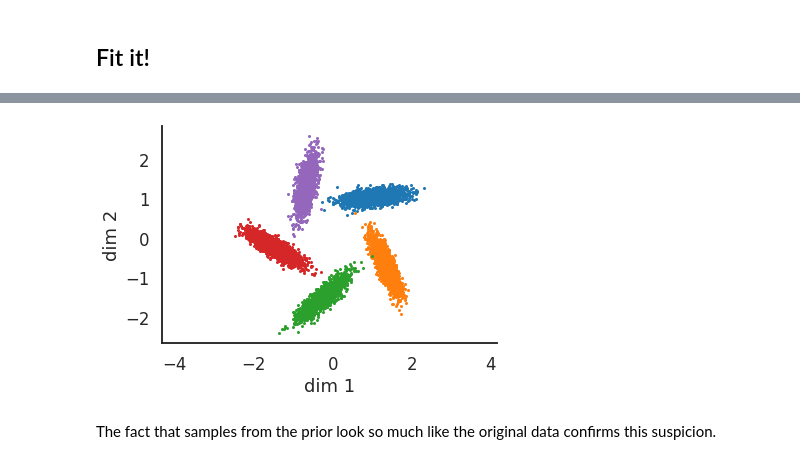
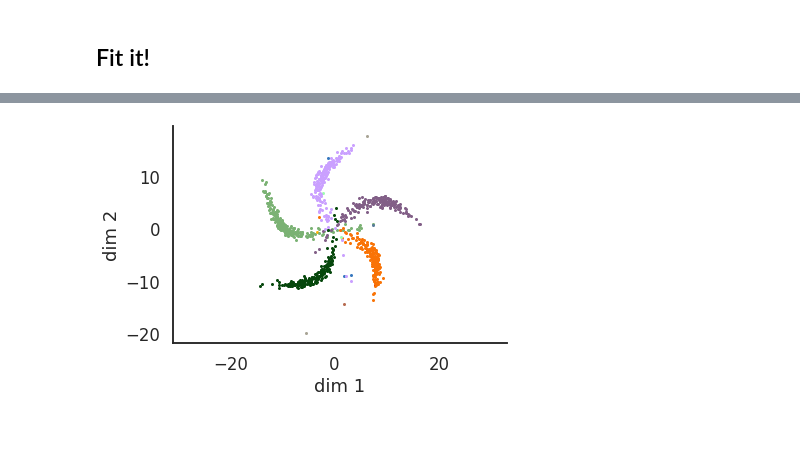
Before and after one commit to lindermanlab/hackathons, a Jupyter notebook: Structured_Variational_Autoencoders.ipynb, the cells around one changed output, grey strips where cells are left out. Saved outputs shown, nothing was run; the diff lists cells and outputs as text; code cells hidden in the pictures; blank space fills up the shorter version.

Commit message:
Updated SVAE notebook

```diff
--- a/Structured_Variational_Autoencoders.ipynb
+++ b/Structured_Variational_Autoencoders.ipynb
@@ -700,0 +769,5 @@ for ax in axs:
+# %%
+for k in range(num_clusters):
+    plt.scatter(data[labels == k, 0], data[labels == k, 1], s=2)
+
+plt.axis("equal")
@@ -906,6 +1015,11 @@ class CategoricalAndGaussian:
         x_kls = np.column_stack([self.q_x.kl_divergence(p_x) for p_x in p_xs])
         return z_kl + np.average(x_kls, axis=1, weights=self.q_z.probs_parameter())
 
+    def __getitem__(self, key):
+        q_z = self.q_z[key]
+        q_x = self.q_x[key]
+        return CategoricalAndGaussian(q_z, q_x)
+
 
 register_pytree_node(
     CategoricalAndGaussian,
@@ -1152,9 +1434,12 @@ class GMMSVAE(SVAE):
 ## Fit it!
 # %%
 # Create and fit a GMM SVAE
-gmm = GMMSVAE(data_dim=2, num_clusters=5)
+gmm = GMMSVAE(data_dim=2, num_clusters=15, inference_method='fixed_point')
 rng = jax.random.PRNGKey(0)
 elbos, kls, params, posterior = gmm.fit(
-    rng, data, num_iters=5000,
-    optimizer=optimizers.momentum,
-    optimizer_kwargs=dict(step_size=1e-4, mass=0.9))
+    rng, data, num_iters=1000,
+    optimizer=optimizers.adam,
+    optimizer_kwargs=dict(step_size=1e-3),
+    batch_size=100,
+    callback_fn=plot_gmm_svae,
+    callback_interval=200)
@@ -1233,14 +1477,13 @@ It looks like the GMM-SVAE is *not* learning to un-warp the pinwheels for some r
 # %%
 # Sample
-z, x, y = gmm.sample(jax.random.PRNGKey(1), params[0], params[2], sample_shape=10000)
+z, x, y = gmm.sample(jax.random.PRNGKey(0),
+                     params[0], params[2], sample_shape=1000)
 for k in range(gmm.num_clusters):
-    plt.plot(y[z==k, 0], y[z==k, 1], 'o', alpha=1.0, ms=2)
+    plt.plot(y[z==k, 0], y[z==k, 1], 'o', alpha=1.0, ms=2, color=colors[k])
 
 plt.axis("equal")
 plt.xlabel("dim 1")
 plt.ylabel("dim 2")
 sns.despine()
 # %% [output]
-[figure, old version]
+[figure, new version]
-# %% [markdown]
-The fact that samples from the prior look so much like the original data confirms this suspicion.
```
Also changed, not shown: parts of 25 cells of this notebook.
